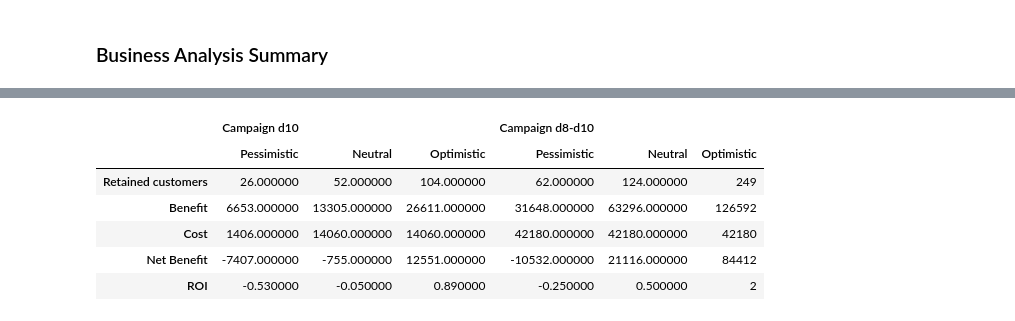
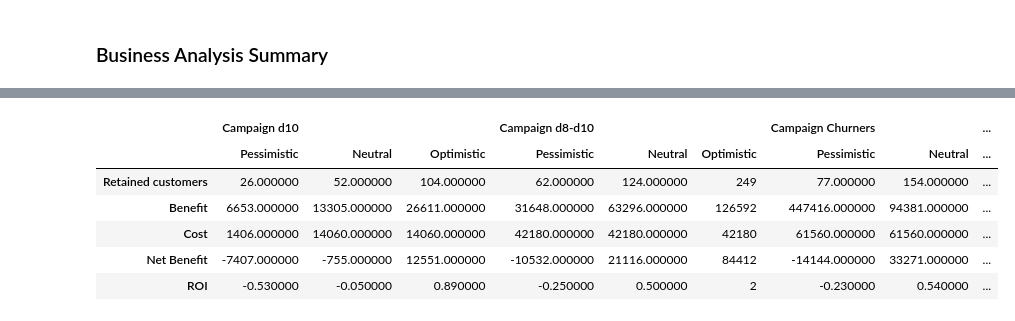
Before and after one commit to gabarosky/Telcochurn, a Jupyter notebook: notebooks/churn.ipynb, the cells around one changed output, grey strips where cells are left out. Cells and saved outputs as stored; diff of their text form; code cells hidden in the pictures.

```diff
--- a/notebooks/churn.ipynb
+++ b/notebooks/churn.ipynb
@@ -1388,46 +1645,46 @@ Results calculated in the test group projected to the whole dataset:
 # %%
 columns = pd.MultiIndex.from_product(
-    [["Campaign d10", "Campaign d8-d10"],
+    [["Campaign d10", "Campaign d8-d10", "Campaign Churners", "Optimized campaign"],
      ["Pessimistic", "Neutral", "Optimistic"]]
 )
 
 
 index = [
     "Retained customers",
     "Benefit",
     "Cost",
     "Net Benefit",
     "ROI"
 ]
 data = [
-    [26, 52, 104, 62, 124, 249],
-    [6653, 13305, 26611, 31648, 63296, 126592],
-    [1406, 14060, 14060, 42180, 42180, 42180],
-    [-7407, -755, 12551, -10532, 21116, 84412],
-    [-0.53, -0.05, 0.89, -0.25, 0.5, 2],
+    [26, 52, 104, 62, 124, 249,77,154,308,73,145,291],
+    [6653, 13305, 26611, 31648, 63296, 126592, 447416, 94381, 186663, 43269, 86537, 173075],
+    [1406, 14060, 14060, 42180, 42180, 42180, 61560, 61560, 61560,53560,53560,53560],
+    [-7407, -755, 12551, -10532, 21116, 84412, -14144, 33271, 128103, -10291, 32977, 119515],
+    [-0.53, -0.05, 0.89, -0.25, 0.5, 2, -0.23, 0.54, 2.08, -0.19, 0.62, 2.23],
 ]
 
 table = pd.DataFrame(data, index=index, columns=columns)
 
 
 def highlight_roi(val):
     if val > 0:
         return "background-color: #d4edda; color: #155724; font-weight: bold;"
     elif val < 0:
         return "background-color: #f8d7da; color: #721c24; font-weight: bold;"
     return ""
 
 styled = (
     table.style
     .map(highlight_roi, subset=pd.IndexSlice[["ROI"], :])
 )
 
 styled
 # %% [output]
-|  | Campaign d10 |  |  | Campaign d8-d10 |  |  |
-|  | Pessimistic | Neutral | Optimistic | Pessimistic | Neutral | Optimistic |
-| Retained customers | 26.000000 | 52.000000 | 104.000000 | 62.000000 | 124.000000 | 249 |
-| Benefit | 6653.000000 | 13305.000000 | 26611.000000 | 31648.000000 | 63296.000000 | 126592 |
-| Cost | 1406.000000 | 14060.000000 | 14060.000000 | 42180.000000 | 42180.000000 | 42180 |
-| Net Benefit | -7407.000000 | -755.000000 | 12551.000000 | -10532.000000 | 21116.000000 | 84412 |
-| ROI | -0.530000 | -0.050000 | 0.890000 | -0.250000 | 0.500000 | 2 |
+|  | Campaign d10 |  |  | Campaign d8-d10 |  |  | Campaign Churners |  | ... |
+|  | Pessimistic | Neutral | Optimistic | Pessimistic | Neutral | Optimistic | Pessimistic | Neutral | ... |
+| Retained customers | 26.000000 | 52.000000 | 104.000000 | 62.000000 | 124.000000 | 249 | 77.000000 | 154.000000 | ... |
+| Benefit | 6653.000000 | 13305.000000 | 26611.000000 | 31648.000000 | 63296.000000 | 126592 | 447416.000000 | 94381.000000 | ... |
+| Cost | 1406.000000 | 14060.000000 | 14060.000000 | 42180.000000 | 42180.000000 | 42180 | 61560.000000 | 61560.000000 | ... |
+| Net Benefit | -7407.000000 | -755.000000 | 12551.000000 | -10532.000000 | 21116.000000 | 84412 | -14144.000000 | 33271.000000 | ... |
+| ROI | -0.530000 | -0.050000 | 0.890000 | -0.250000 | 0.500000 | 2 | -0.230000 | 0.540000 | ... |
```
Also changed, not shown: parts of 53 cells of this notebook, 1 other file.
